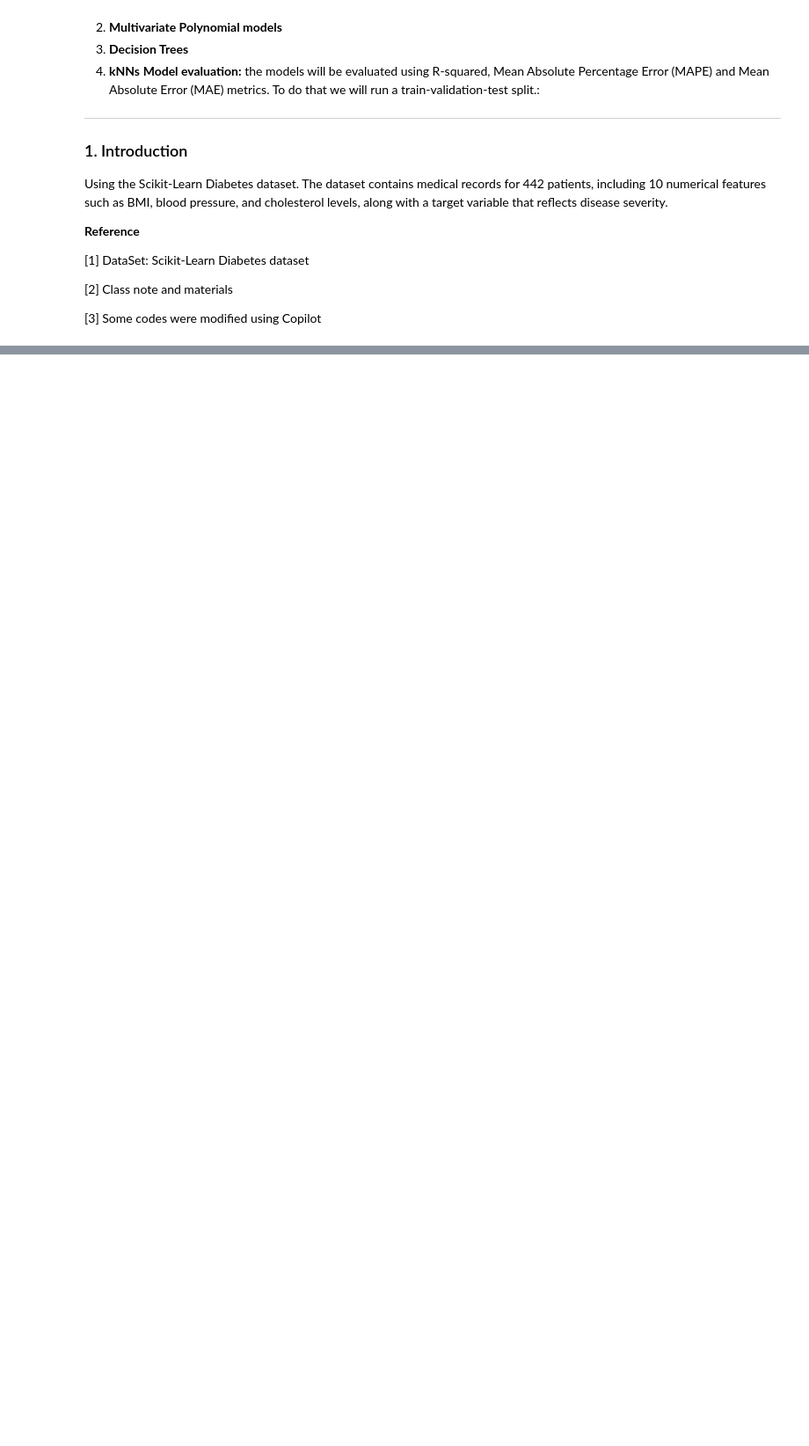
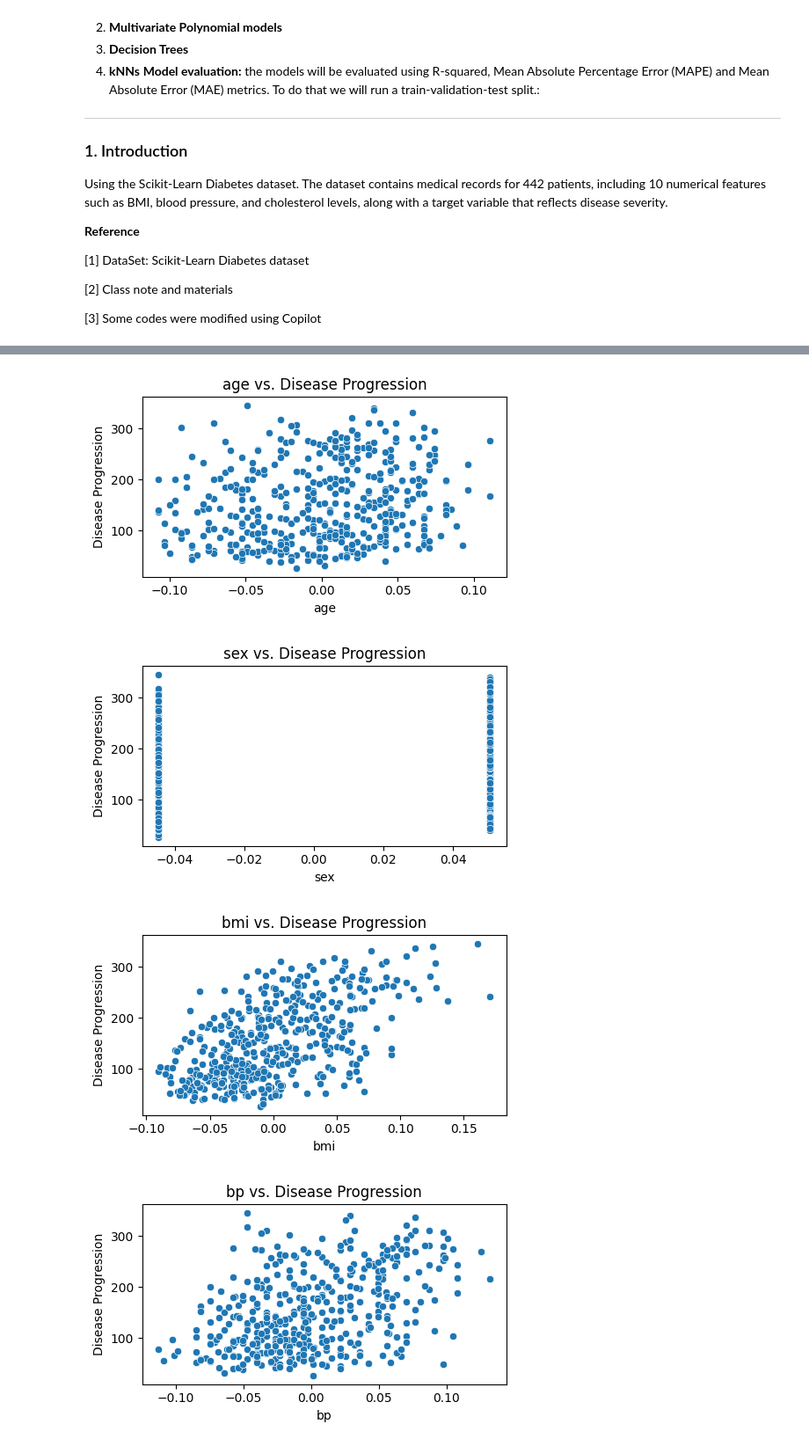
Before and after one commit to HaysamAmin/MLframework, a Jupyter notebook: Lab2/Lab2.ipynb, the cells around one changed output, grey strips where cells are left out. Shown at 88% size. Saved outputs shown, nothing was run; the diff lists cells and outputs as text; code cells hidden in the pictures; blank space fills up the shorter version.

```diff
--- a/Lab2/Lab2.ipynb
+++ b/Lab2/Lab2.ipynb
@@ -48,0 +173,22 @@ y = data['target']  # y is a Series representing disease progression one year af
+# %%
+# 3. Scatter plots for each feature vs. target
+for col in X.columns:
+    plt.figure(figsize=(5, 3))
+    sns.scatterplot(x=df[col], y=df['target'])
+    plt.title(f"{col} vs. Disease Progression")
+    plt.xlabel(col)
+    plt.ylabel("Disease Progression")
+    plt.tight_layout()
+    plt.show()
+
+# 4. Correlation matrix
+plt.figure(figsize=(10, 8))
+corr = df.corr()
+sns.heatmap(corr, annot=True, cmap='coolwarm', fmt=".2f")
+plt.title("Correlation Matrix")
+plt.show()
+# %% [output]
+[figure, added]
+[figure, added]
+[figure, added]
+[figure, added]
```
Also changed, not shown: parts of 15 cells of this notebook.
